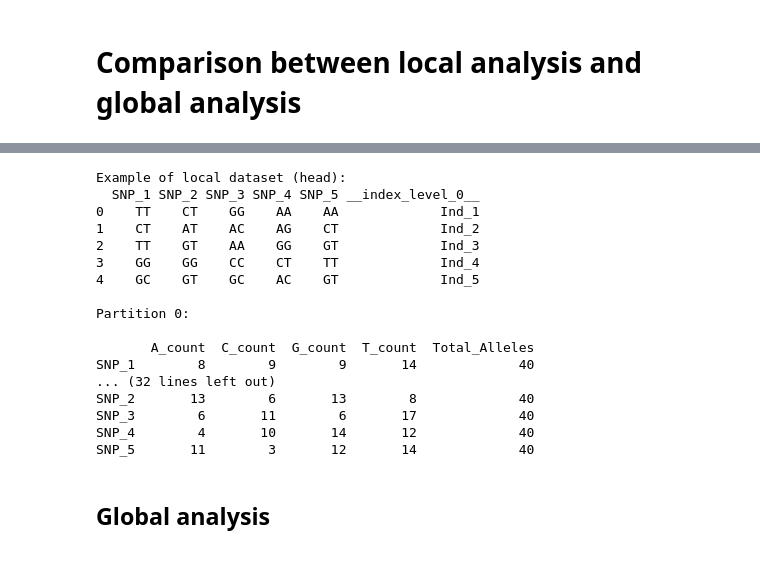
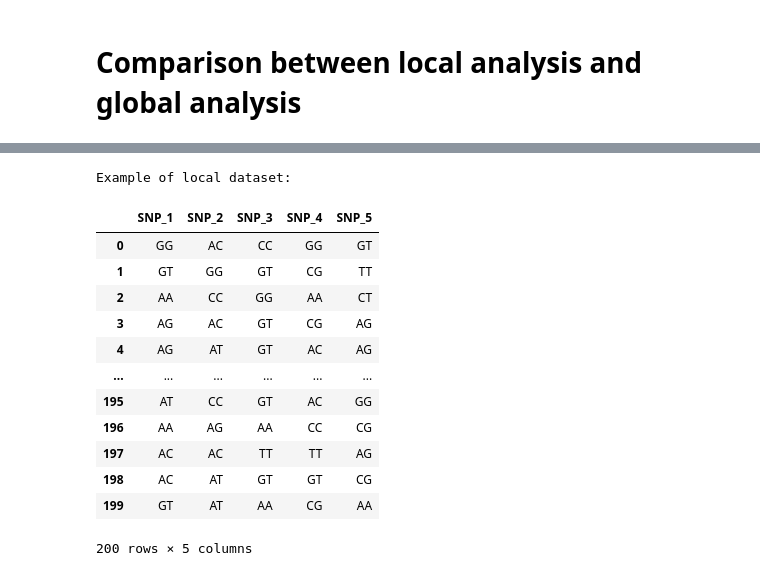
Before and after one commit to IDSIA/FL-Bioinformatics, a Jupyter notebook: MinorAllele/Comparison.ipynb, the cells around one changed output, grey strips where cells are left out. Drawn from its saved outputs; the diff is of its cells as text; code cells hidden in the pictures.

```diff
--- a/MinorAllele/Comparison.ipynb
+++ b/MinorAllele/Comparison.ipynb
@@ -20,34 +39,29 @@ num_partitions = 5
 # %%
 # Concatenate all partitions into a single dataset
 all_partitions = []
 for i in range(num_partitions):
     data = load_data(i, num_partitions, params["num_individuals"],
-                     num_snps = params["num_snps"], seed_value = params["seed_value"])
+                     num_snps = params["num_snps"], seed_value =
+                     params["seed_value"]
+                    )
 
     if i==0 :
-        print("Example of local dataset (head):")
-        print(f"{data.head()}\n")
-
-    df_counts = count_alleles(data)
-    print(f"Partition {i}:\n")
-    print(df_counts.head())
+        print("Example of local dataset:")
+        display(data)
+    all_partitions.append(data)
+centralized_df = pd.concat(all_partitions)
 # %% [output]
-Example of local dataset (head):
-  SNP_1 SNP_2 SNP_3 SNP_4 SNP_5 __index_level_0__
-0    TT    CT    GG    AA    AA             Ind_1
-1    CT    AT    AC    AG    CT             Ind_2
-2    TT    GT    AA    GG    GT             Ind_3
-3    GG    GG    CC    CT    TT             Ind_4
-4    GC    GT    GC    AC    GT             Ind_5
-
-Partition 0:
-
-       A_count  C_count  G_count  T_count  Total_Alleles
-SNP_1        8        9        9       14             40
-... (32 lines left out)
-SNP_2       13        6       13        8             40
-SNP_3        6       11        6       17             40
-SNP_4        4       10       14       12             40
-SNP_5       11        3       12       14             40
+Example of local dataset:
+|  | SNP_1 | SNP_2 | SNP_3 | SNP_4 | SNP_5 |
+| 0 | GG | AC | CC | GG | GT |
+| 1 | GT | GG | GT | CG | TT |
+| 2 | AA | CC | GG | AA | CT |
+| 3 | AG | AC | GT | CG | AG |
+| 4 | AG | AT | GT | AC | AG |
+| ... | ... | ... | ... | ... | ... |
+| 195 | AT | CC | GT | AC | GG |
+| 196 | AA | AG | AA | CC | CG |
+| 197 | AC | AC | TT | TT | AG |
+| 198 | AC | AT | GT | GT | CG |
+| 199 | GT | AT | AA | CG | AA |
+200 rows × 5 columns
-# %% [markdown]
-## Global analysis
```
Also changed, not shown: parts of 24 cells of this notebook, 5 other files.
